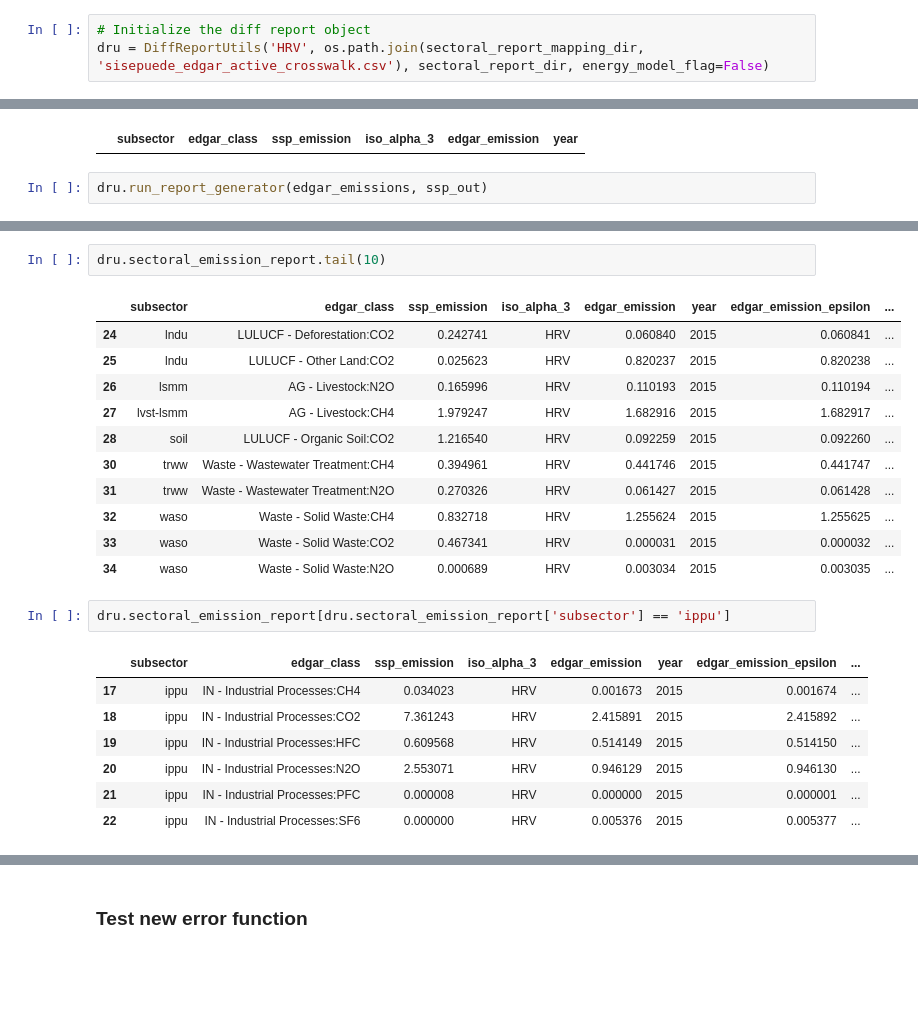
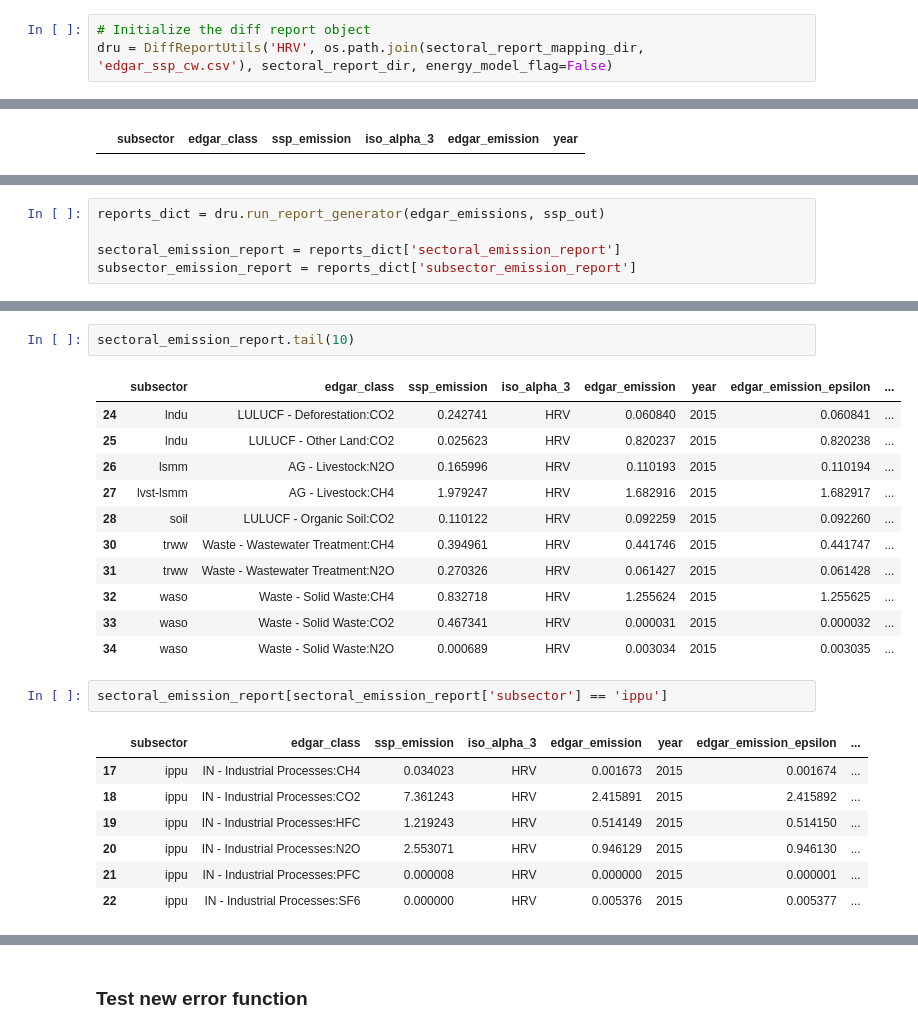
Before and after one commit to sisepuede-framework/ssp_data_calibration, a Jupyter notebook: src/test_diff_report_class.ipynb, the cells around one changed output, grey strips where cells are left out. Drawn from its saved outputs; the diff is of its cells as text; blank space fills up the shorter version.

Commit message:
Refactor DiffReportUtils: modify the code so it works with both cw versions

```diff
--- a/src/test_diff_report_class.ipynb
+++ b/src/test_diff_report_class.ipynb
@@ -19,7 +16,7 @@ dummy_files_dir = os.path.join(misc_dir, 'dummy')
 sectoral_report_mapping_dir = os.path.join(misc_dir, 'sectoral_report_mapping')
 # %%
 # Initialize the diff report object
-dru = DiffReportUtils('HRV', os.path.join(sectoral_report_mapping_dir, 'sisepuede_edgar_active_crosswalk.csv'), sectoral_report_dir, energy_model_flag=False)
+dru = DiffReportUtils('HRV', os.path.join(sectoral_report_mapping_dir, 'edgar_ssp_cw.csv'), sectoral_report_dir, energy_model_flag=False)
 # %%
 # Load the edgar emissions database for the desired region
 edgar_emissions = dru.edgar_emission_db_etl(os.path.join(sectoral_report_mapping_dir, 'CSC-GHG_emissions-April2024_to_calibrate.csv'))
@@ -244,5 +220,3 @@ dru.group_trns_scoe_inen(df_report)
 df_report[df_report.duplicated(subset=['edgar_class'], keep=False)]
 # %% [output]
 |  | subsector | edgar_class | ssp_emission | iso_alpha_3 | edgar_emission | year |
-# %%
-dru.run_report_generator(edgar_emissions, ssp_out)
@@ -267 +223,6 @@ Missing variables for ccsq False
+# %%
+reports_dict = dru.run_report_generator(edgar_emissions, ssp_out)
+
+sectoral_emission_report = reports_dict['sectoral_emission_report']
+subsector_emission_report = reports_dict['subsector_emission_report']
 # %%
@@ -294,24 +255,24 @@ dru.sectoral_emission_report
 # %%
-dru.sectoral_emission_report.tail(10)
+sectoral_emission_report.tail(10)
 # %% [output]
 |  | subsector | edgar_class | ssp_emission | iso_alpha_3 | edgar_emission | year | edgar_emission_epsilon | ... |
 | 24 | lndu | LULUCF - Deforestation:CO2 | 0.242741 | HRV | 0.060840 | 2015 | 0.060841 | ... |
 | 25 | lndu | LULUCF - Other Land:CO2 | 0.025623 | HRV | 0.820237 | 2015 | 0.820238 | ... |
 | 26 | lsmm | AG - Livestock:N2O | 0.165996 | HRV | 0.110193 | 2015 | 0.110194 | ... |
 | 27 | lvst-lsmm | AG - Livestock:CH4 | 1.979247 | HRV | 1.682916 | 2015 | 1.682917 | ... |
-| 28 | soil | LULUCF - Organic Soil:CO2 | 1.216540 | HRV | 0.092259 | 2015 | 0.092260 | ... |
+| 28 | soil | LULUCF - Organic Soil:CO2 | 0.110122 | HRV | 0.092259 | 2015 | 0.092260 | ... |
 | 30 | trww | Waste - Wastewater Treatment:CH4 | 0.394961 | HRV | 0.441746 | 2015 | 0.441747 | ... |
 | 31 | trww | Waste - Wastewater Treatment:N2O | 0.270326 | HRV | 0.061427 | 2015 | 0.061428 | ... |
 | 32 | waso | Waste - Solid Waste:CH4 | 0.832718 | HRV | 1.255624 | 2015 | 1.255625 | ... |
 | 33 | waso | Waste - Solid Waste:CO2 | 0.467341 | HRV | 0.000031 | 2015 | 0.000032 | ... |
 | 34 | waso | Waste - Solid Waste:N2O | 0.000689 | HRV | 0.003034 | 2015 | 0.003035 | ... |
 # %%
-dru.sectoral_emission_report[dru.sectoral_emission_report['subsector'] == 'ippu']
+sectoral_emission_report[sectoral_emission_report['subsector'] == 'ippu']
 # %% [output]
 |  | subsector | edgar_class | ssp_emission | iso_alpha_3 | edgar_emission | year | edgar_emission_epsilon | ... |
 | 17 | ippu | IN - Industrial Processes:CH4 | 0.034023 | HRV | 0.001673 | 2015 | 0.001674 | ... |
 | 18 | ippu | IN - Industrial Processes:CO2 | 7.361243 | HRV | 2.415891 | 2015 | 2.415892 | ... |
-| 19 | ippu | IN - Industrial Processes:HFC | 0.609568 | HRV | 0.514149 | 2015 | 0.514150 | ... |
+| 19 | ippu | IN - Industrial Processes:HFC | 1.219243 | HRV | 0.514149 | 2015 | 0.514150 | ... |
 | 20 | ippu | IN - Industrial Processes:N2O | 2.553071 | HRV | 0.946129 | 2015 | 0.946130 | ... |
 | 21 | ippu | IN - Industrial Processes:PFC | 0.000008 | HRV | 0.000000 | 2015 | 0.000001 | ... |
 | 22 | ippu | IN - Industrial Processes:SF6 | 0.000000 | HRV | 0.005376 | 2015 | 0.005377 | ... |
```
Also changed, not shown: parts of 14 cells of this notebook, 1 other file.
